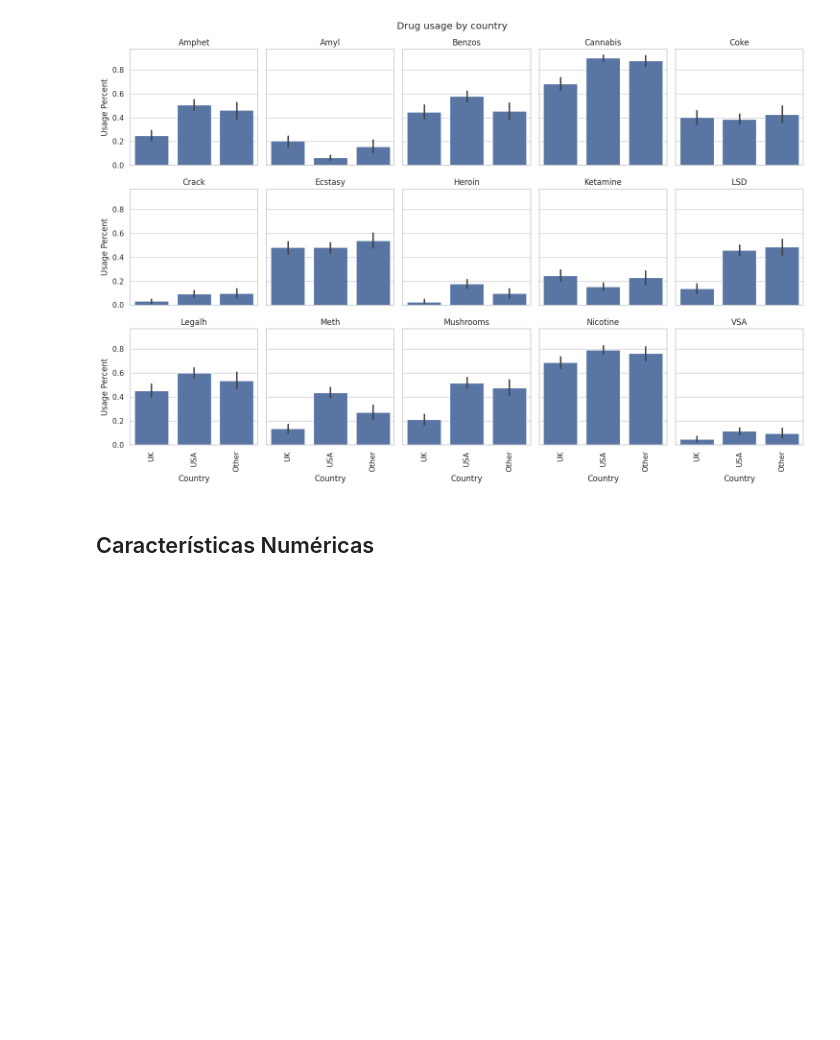
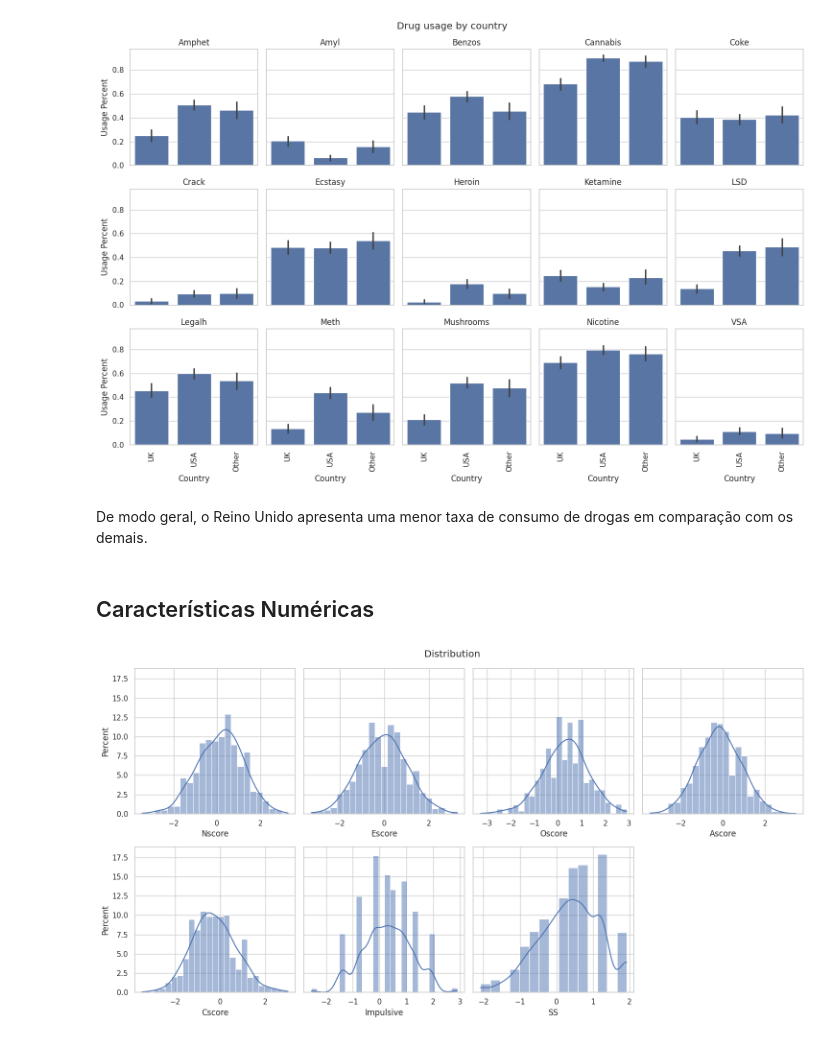
Before and after one commit to intel-comp-saude-ufes/2024-1-P1-Drug-Consumption, a Jupyter notebook: drug_consumption.ipynb, the cells around one changed output. Saved outputs shown, nothing was run; the diff lists cells and outputs as text; code cells hidden in the pictures; blank space fills up the shorter version.

```diff
--- a/drug_consumption.ipynb
+++ b/drug_consumption.ipynb
@@ -253,4 +261,18 @@ plot_drug_usage(df, 'Country', ['UK', 'USA', 'Other'])
 # %% [output]
 [figure]
+# %% [markdown]
+De modo geral, o Reino Unido apresenta uma menor taxa de consumo de drogas em comparação com os demais.
 # %% [markdown]
 ## Características Numéricas
+# %%
+fig, axs = plt.subplots(2, 4, figsize=(15, 8), sharey=True)
+axs = axs.flatten()
+
+for ax, column in zip(axs, ['Nscore', 'Escore', 'Oscore', 'Ascore', 'Cscore', 'Impulsive', 'SS']):
+    sns.histplot(x=df[column], stat='percent', kde=True, ax=ax)
+axs[-1].axis('off')
+
+fig.suptitle('Distribution')
+fig.tight_layout()
+# %% [output]
+[figure, added]
```
Also changed, not shown: parts of 9 cells of this notebook.
